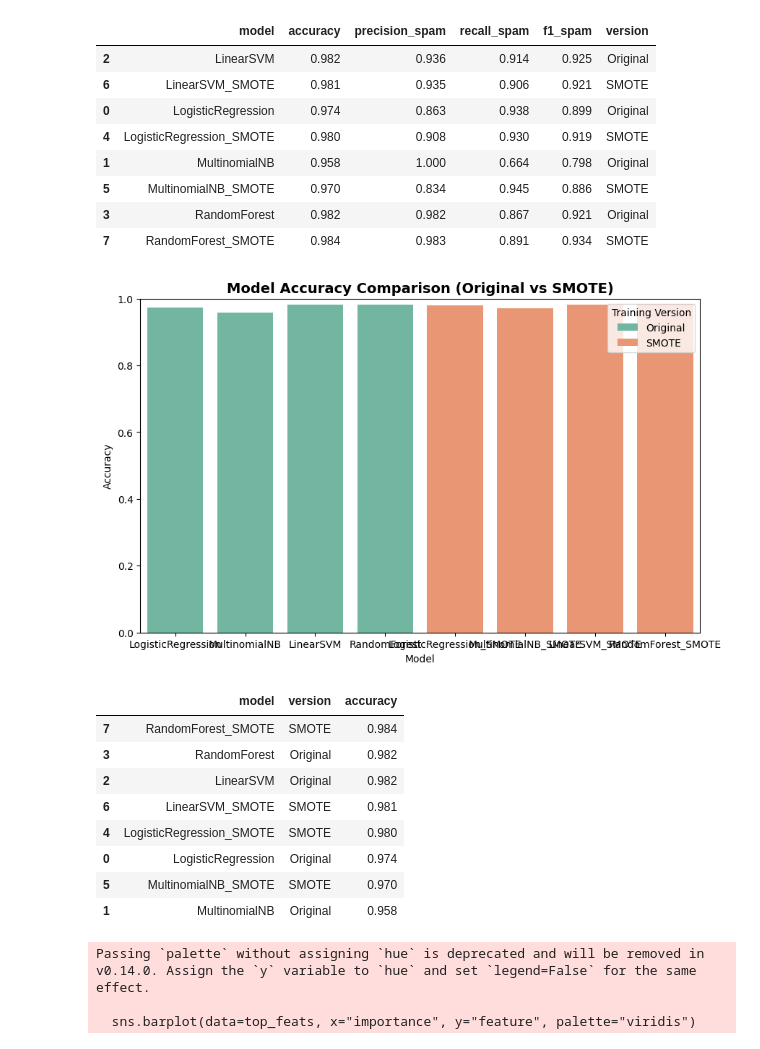
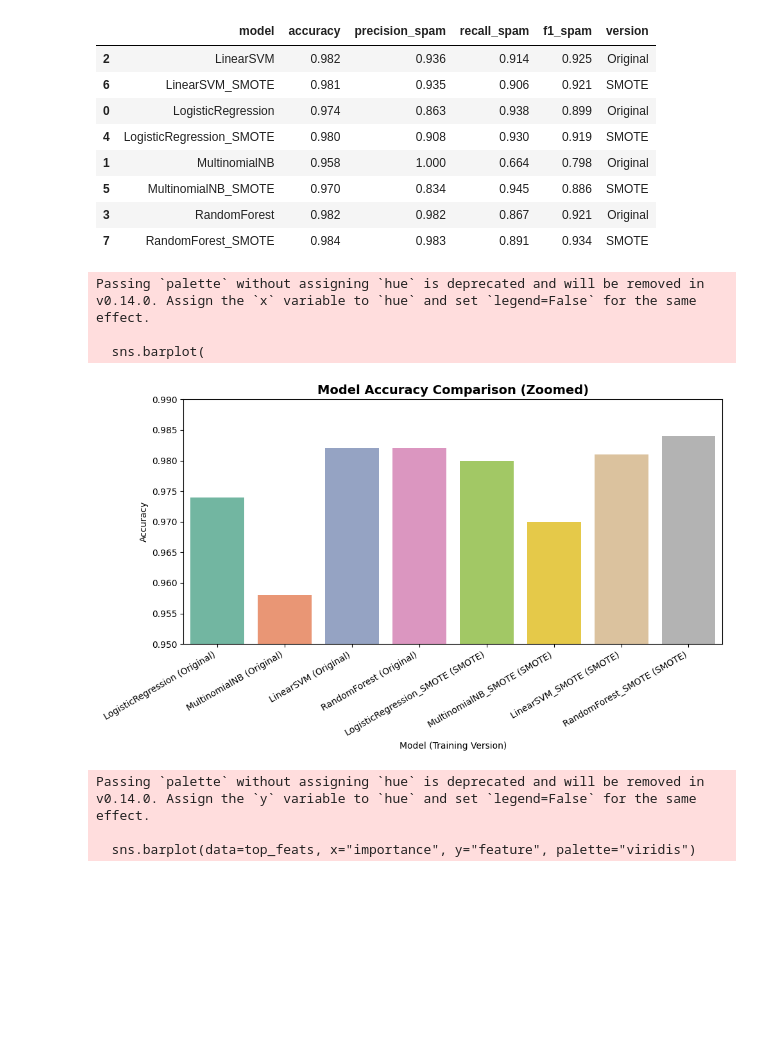
Before and after one commit to beverleyappiatse/HayRajBev, a Jupyter notebook: SMSSpamModels.ipynb, the cells around one changed output. Cells and saved outputs as stored; diff of their text form; code cells hidden in the pictures; blank space fills up the shorter version.

```diff
--- a/SMSSpamModels.ipynb
+++ b/SMSSpamModels.ipynb
@@ -390,45 +390,34 @@ df_all.to_csv("model_comparison_original_vs_smote.csv", index=False)
 | 5 | MultinomialNB_SMOTE | 0.970 | 0.834 | 0.945 | 0.886 | SMOTE |
 | 3 | RandomForest | 0.982 | 0.982 | 0.867 | 0.921 | Original |
 | 7 | RandomForest_SMOTE | 0.984 | 0.983 | 0.891 | 0.934 | SMOTE |
-# %%
-import seaborn as sns
-import matplotlib.pyplot as plt
-
-# Combine results (original + SMOTE) if not already done
-df_results = pd.DataFrame(results).assign(version="Original")
-df_results_smote = pd.DataFrame(results_smote).assign(version="SMOTE")
-df_all = pd.concat([df_results, df_results_smote], ignore_index=True)
-
-# Round values
-df_all["accuracy"] = df_all["accuracy"].round(3)
-
-# Plot
-plt.figure(figsize=(10,6))
-sns.barplot(
-    data=df_all,
-    x="model", y="accuracy", hue="version",
-    palette="Set2"
-)
-plt.ylim(0,1)
-plt.title("Model Accuracy Comparison (Original vs SMOTE)", fontsize=14, weight="bold")
-plt.ylabel("Accuracy")
-plt.xlabel("Model")
-plt.legend(title="Training Version")
-plt.show()
-
-# Show the table as well
-df_all[["model","version","accuracy"]].sort_values(by="accuracy", ascending=False)
-# %% [output]
-[figure, removed]
-|  | model | version | accuracy |
-| 7 | RandomForest_SMOTE | SMOTE | 0.984 |
-| 3 | RandomForest | Original | 0.982 |
-| 2 | LinearSVM | Original | 0.982 |
-| 6 | LinearSVM_SMOTE | SMOTE | 0.981 |
-| 4 | LogisticRegression_SMOTE | SMOTE | 0.980 |
-| 0 | LogisticRegression | Original | 0.974 |
-| 5 | MultinomialNB_SMOTE | SMOTE | 0.970 |
-| 1 | MultinomialNB | Original | 0.958 |
+# %%
+# Clean labels: merge model + version for readability
+df_all["model_version"] = df_all["model"] + " (" + df_all["version"] + ")"
+
+plt.figure(figsize=(10,6))
+sns.barplot(
+    data=df_all,
+    x="model_version", y="accuracy",
+    palette="Set2"
+)
+
+# Zoom in on y-axis since values are close together
+plt.ylim(0.95, 0.99)
+
+# Rotate x-axis labels for clarity
+plt.xticks(rotation=30, ha="right")
+
+# Titles and labels
+plt.title("Model Accuracy Comparison (Zoomed)", fontsize=14, weight="bold")
+plt.ylabel("Accuracy")
+plt.xlabel("Model (Training Version)")
+plt.tight_layout()
+plt.show()
+# %% [output]
+Passing `palette` without assigning `hue` is deprecated and will be removed in v0.14.0. Assign the `x` variable to `hue` and set `legend=False` for the same effect.
+
+  sns.barplot(
+[figure, added]
 # %%
 # After fitting RandomForest on SMOTE data
 importances = models["RandomForest"].feature_importances_
```
Also changed, not shown: parts of 2 cells of this notebook.
